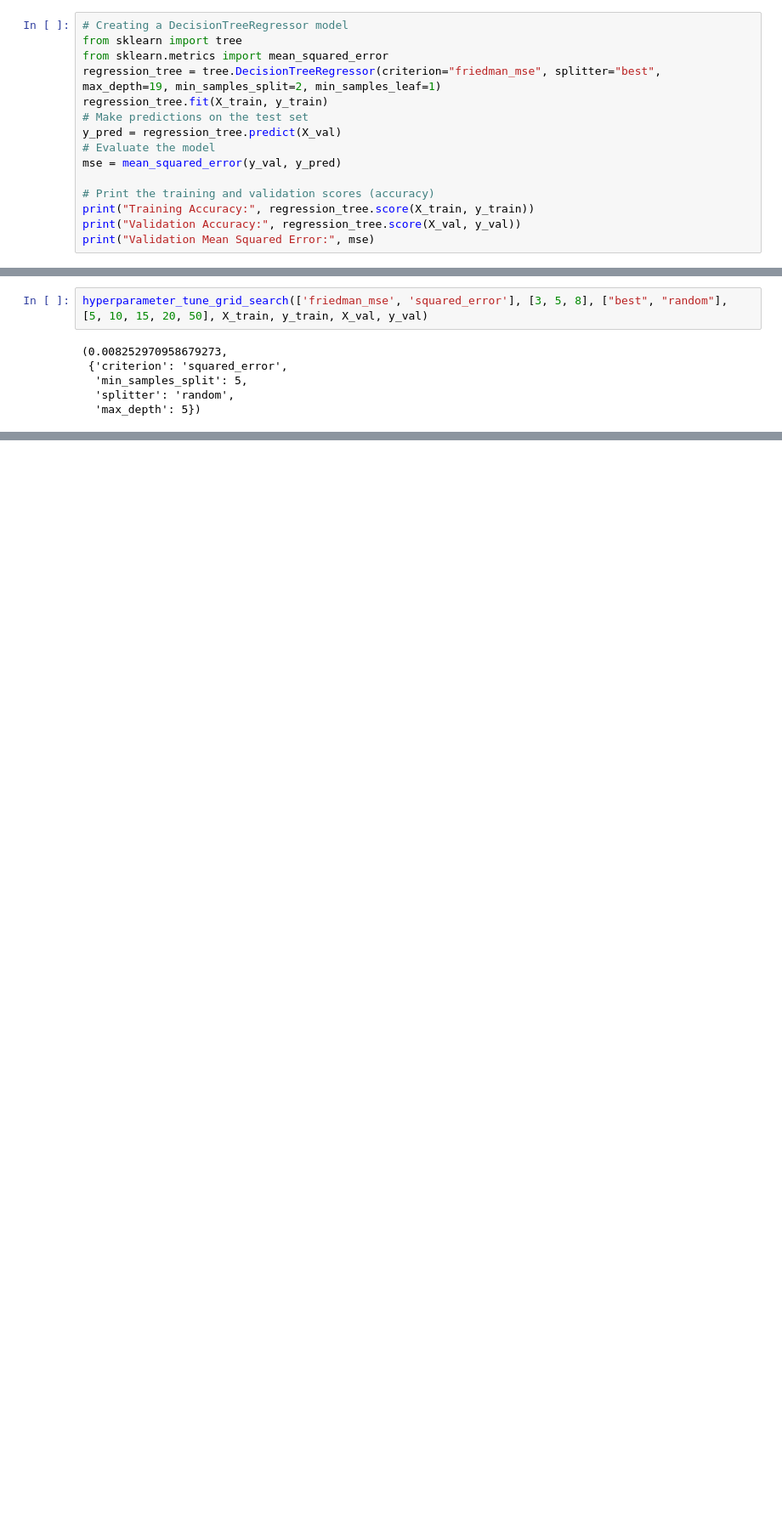
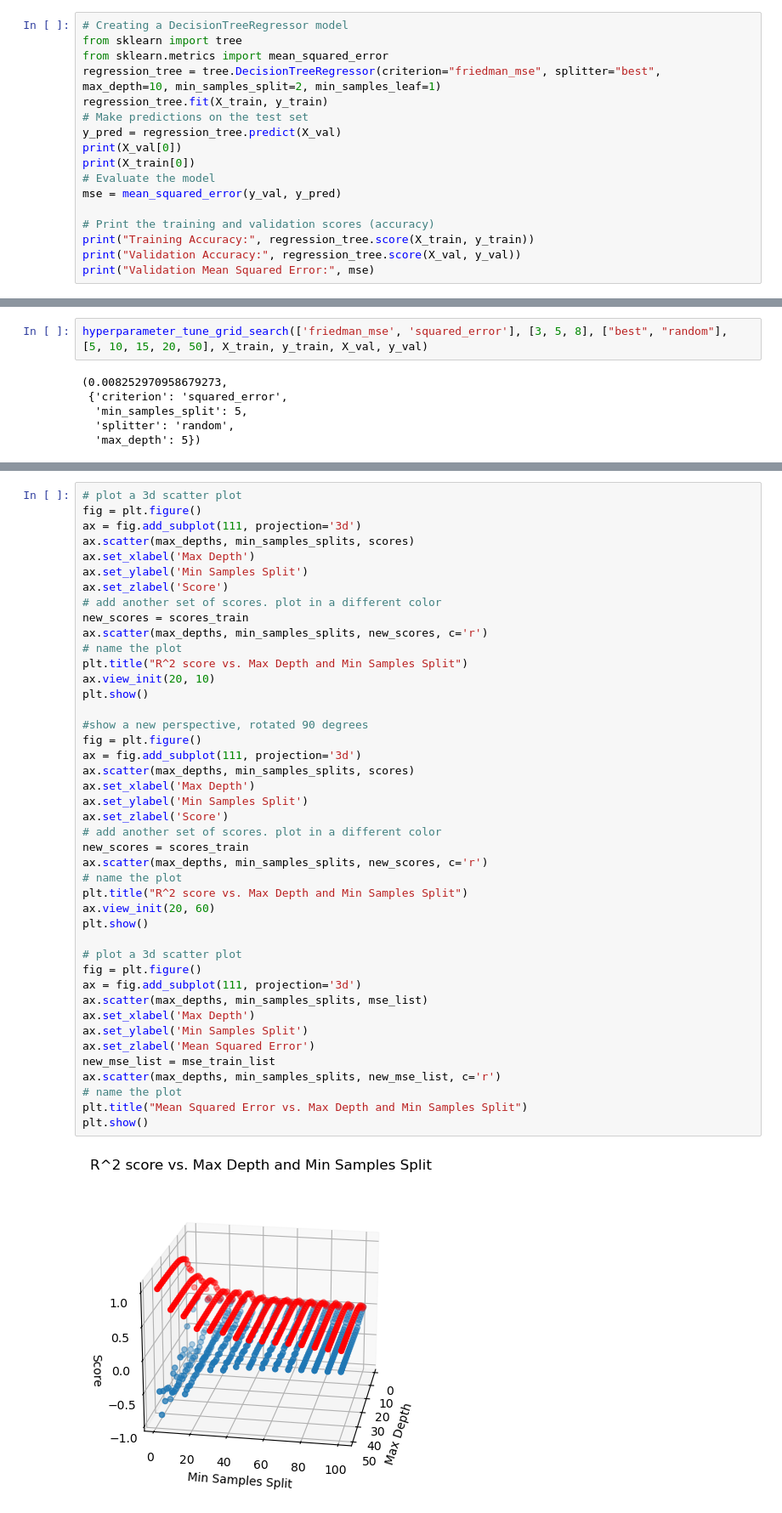
Before and after one commit to alecomasleon/NewsProphet, a Jupyter notebook: backend/model_creation/Classification_tree.ipynb, the cells around one changed output, grey strips where cells are left out. Shown: that part at 85% size. Saved outputs shown, nothing was run; the diff lists cells and outputs as text; blank space fills up the shorter version.

```diff
--- a/backend/model_creation/Classification_tree.ipynb
+++ b/backend/model_creation/Classification_tree.ipynb
@@ -37,10 +45,12 @@ targets: [[-0.14581653]
 # Creating a DecisionTreeRegressor model
 from sklearn import tree
 from sklearn.metrics import mean_squared_error
-regression_tree = tree.DecisionTreeRegressor(criterion="friedman_mse", splitter="best", max_depth=19, min_samples_split=2, min_samples_leaf=1)
+regression_tree = tree.DecisionTreeRegressor(criterion="friedman_mse", splitter="best", max_depth=10, min_samples_split=2, min_samples_leaf=1)
 regression_tree.fit(X_train, y_train)
 # Make predictions on the test set
 y_pred = regression_tree.predict(X_val)
+print(X_val[0])
+print(X_train[0])
 # Evaluate the model
 mse = mean_squared_error(y_val, y_pred)
 
@@ -147,0 +192,45 @@ plt.show()
+# %%
+# plot a 3d scatter plot
+fig = plt.figure()
+ax = fig.add_subplot(111, projection='3d')
+ax.scatter(max_depths, min_samples_splits, scores)
+ax.set_xlabel('Max Depth')
+ax.set_ylabel('Min Samples Split')
+ax.set_zlabel('Score')
+# add another set of scores. plot in a different color
+new_scores = scores_train
+ax.scatter(max_depths, min_samples_splits, new_scores, c='r')
+# name the plot
+plt.title("R^2 score vs. Max Depth and Min Samples Split")
+ax.view_init(20, 10)
+plt.show()
+
+#show a new perspective, rotated 90 degrees
+fig = plt.figure()
+ax = fig.add_subplot(111, projection='3d')
+ax.scatter(max_depths, min_samples_splits, scores)
+ax.set_xlabel('Max Depth')
+ax.set_ylabel('Min Samples Split')
+ax.set_zlabel('Score')
+# add another set of scores. plot in a different color
+new_scores = scores_train
+ax.scatter(max_depths, min_samples_splits, new_scores, c='r')
+# name the plot
+plt.title("R^2 score vs. Max Depth and Min Samples Split")
+ax.view_init(20, 60)
+plt.show()
+
+# plot a 3d scatter plot
+fig = plt.figure()
+ax = fig.add_subplot(111, projection='3d')
+ax.scatter(max_depths, min_samples_splits, mse_list)
+ax.set_xlabel('Max Depth')
+ax.set_ylabel('Min Samples Split')
+ax.set_zlabel('Mean Squared Error')
+new_mse_list = mse_train_list
+ax.scatter(max_depths, min_samples_splits, new_mse_list, c='r')
+# name the plot
+plt.title("Mean Squared Error vs. Max Depth and Min Samples Split")
+plt.show()
+# %% [output]
+[figure, added]
```
Also changed, not shown: parts of 7 cells of this notebook, 3 other files.
